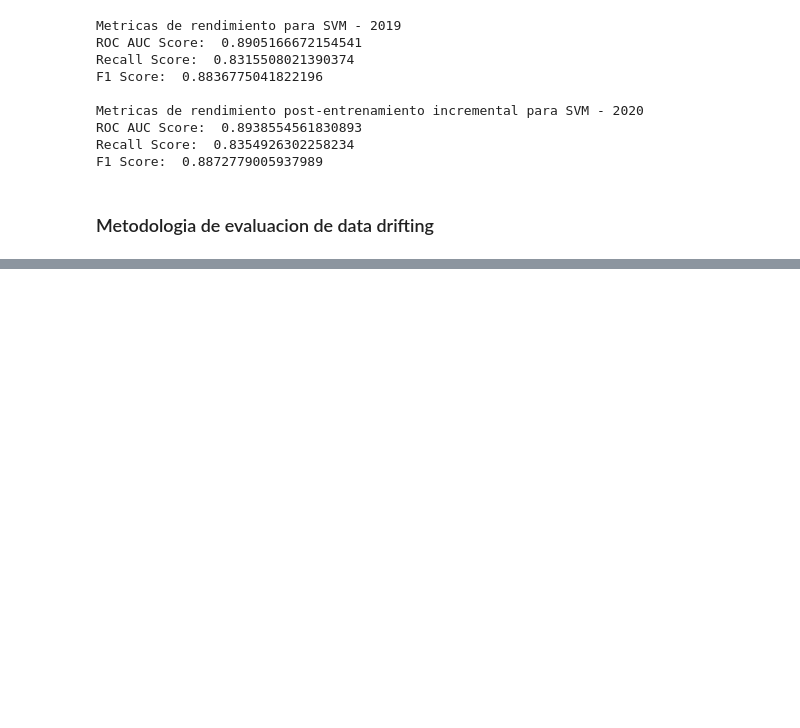
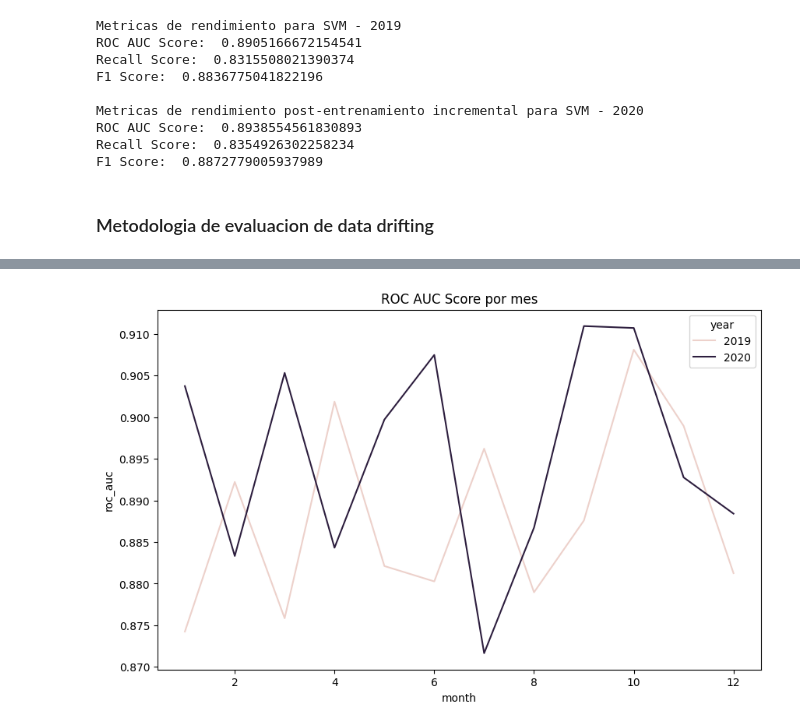
Before and after one commit to andresdlRoca/CC_Fraud_ML, a Jupyter notebook: cc_fraud.ipynb, the cells around one changed output, grey strips where cells are left out. Saved outputs shown, nothing was run; the diff lists cells and outputs as text; code cells hidden in the pictures; blank space fills up the shorter version.

```diff
--- a/cc_fraud.ipynb
+++ b/cc_fraud.ipynb
@@ -492,3 +492,9 @@ Recall Score:  0.8354926302258234
 F1 Score:  0.8872779005937989
 # %% [markdown]
 ### Metodologia de evaluacion de data drifting
+# %%
+from sklearn.model_selection import train_test_split
+from sklearn.preprocessing import StandardScaler
+from imblearn.over_sampling import SMOTE
+
+data_copy = pd.read_csv('dataset_limpio.csv')
@@ -494,0 +521,8 @@ F1 Score:  0.8872779005937989
+# %%
+# Separar el dataset por mes
+data_copy['year_month'] = pd.to_datetime(data_copy['year'].astype(str) + '-' + data_copy['trans_month'].astype(str) + '-01')
+grupos = data_copy.groupby([data_copy['year_month'].dt.year, data_copy['year_month'].dt.month])
+
+for nombre, grupo in grupos:
+    print("Año: ", nombre[0], "Mes: ", nombre[1])
+    print(grupo)
@@ -494,0 +616,10 @@ F1 Score:  0.8872779005937989
+# %%
+# Graficar history
+history = pd.DataFrame(history, columns=['year', 'month', 'roc_auc', 'recall', 'f1'])
+
+plt.figure(figsize=(10, 6))
+sns.lineplot(x='month', y='roc_auc', data=history, hue='year')
+plt.title('ROC AUC Score por mes')
+plt.show()
+# %% [output]
+[figure, added]
```
Also changed, not shown: parts of 11 cells of this notebook.
